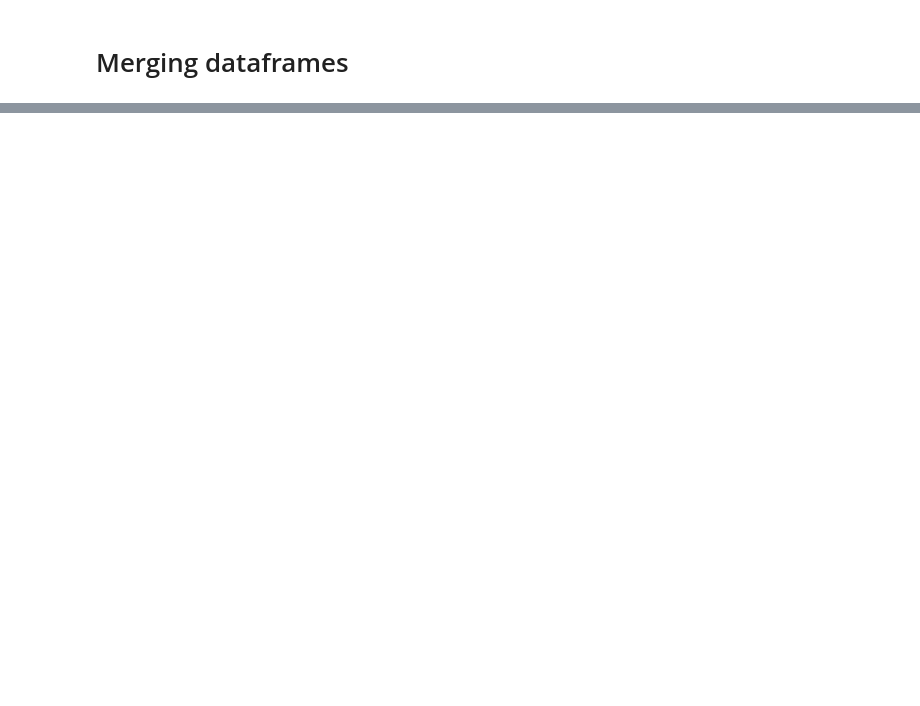
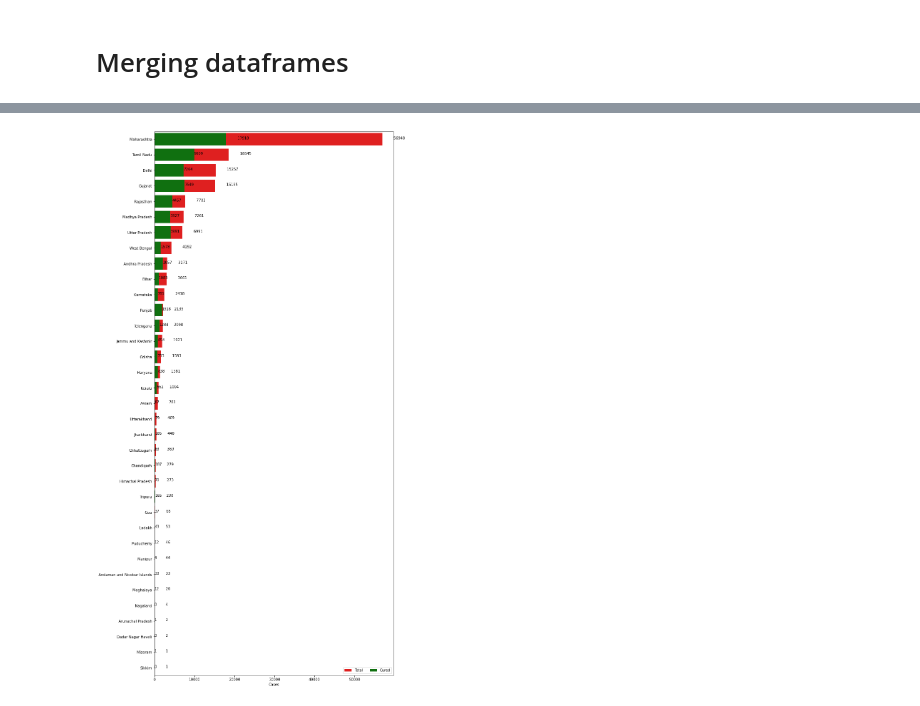
Before and after one commit to banuteja029/covid-19-india, a Jupyter notebook: covid_19_analysis.ipynb, the cells around one changed output, grey strips where cells are left out. Cells and saved outputs as stored; diff of their text form; code cells hidden in the pictures; blank space fills up the shorter version.

```diff
--- a/covid_19_analysis.ipynb
+++ b/covid_19_analysis.ipynb
@@ -589,0 +698,22 @@ india_loc.describe()
+# %%
+f, ax = plt.subplots(figsize=(12, 28))
+data = state_df[['State/UnionTerritory','Confirmed','Cured','Deaths']]
+data.sort_values('Confirmed',ascending=False,inplace=True)
+sns.set_color_codes("pastel")
+sns.barplot(x="Confirmed", y="State/UnionTerritory", data=data,label="Total", color="red")
+sns.set_color_codes("muted")
+sns.barplot(x="Cured", y="State/UnionTerritory", data=data, label="Cured", color="green")
+ax.legend(ncol=5, loc="lower right", frameon=True)
+ax.set(ylabel="",xlabel="Cases")
+i = 0
+for p in ax.patches:
+    x = p.get_x() + p.get_width() + 3
+    y = p.get_y() + p.get_height()/2
+    if i <= len(States):
+        ax.annotate(" "*10 + str(int(p.get_width())), (x, y))
+    else:
+        ax.annotate(int(p.get_width()), (x, y))
+
+    i += 1
+# %% [output]
+[figure, added]
```
Also changed, not shown: parts of 35 cells of this notebook, 2 other files.
